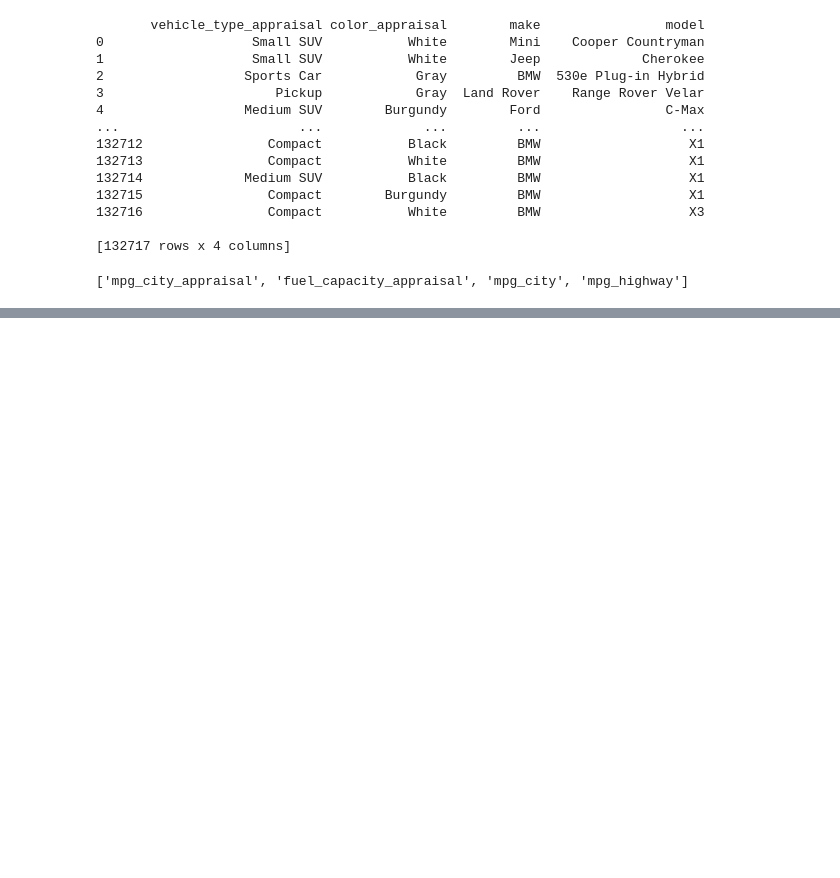
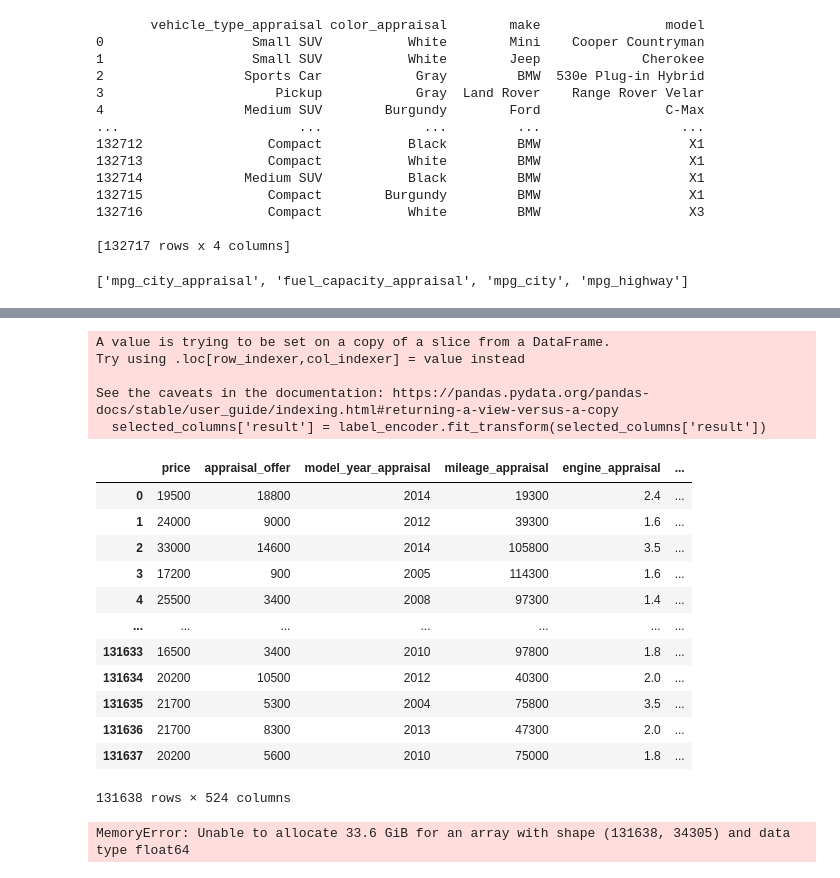
Before and after one commit to jazhu1/CarMaxAnalysis, a Jupyter notebook: data/Cleaning.ipynb, the cells around one changed output, grey strips where cells are left out. Saved outputs shown, nothing was run; the diff lists cells and outputs as text; code cells hidden in the pictures; blank space fills up the shorter version.

```diff
--- a/data/Cleaning.ipynb
+++ b/data/Cleaning.ipynb
@@ -217,0 +312,33 @@ df1 = df1.reset_index(drop=True)
+# %%
+from sklearn.preprocessing import LabelEncoder
+
+label_encoder = LabelEncoder()
+
+selected_columns['result'] = label_encoder.fit_transform(selected_columns['result'])
+# %% [output]
+A value is trying to be set on a copy of a slice from a DataFrame.
+Try using .loc[row_indexer,col_indexer] = value instead
+
+See the caveats in the documentation: https://pandas.pydata.org/pandas-docs/stable/user_guide/indexing.html#returning-a-view-versus-a-copy
+  selected_columns['result'] = label_encoder.fit_transform(selected_columns['result'])
+# %%
+columns_to_remove = selected_columns.columns
+df1 = df1.drop(columns=columns_to_remove, errors='ignore')
+# %%
+df1['result'] = selected_columns['result']
+# %%
+df1
+# %% [output]
+|  | price | appraisal_offer | model_year_appraisal | mileage_appraisal | engine_appraisal | ... |
+| 0 | 19500 | 18800 | 2014 | 19300 | 2.4 | ... |
+| 1 | 24000 | 9000 | 2012 | 39300 | 1.6 | ... |
+| 2 | 33000 | 14600 | 2014 | 105800 | 3.5 | ... |
+| 3 | 17200 | 900 | 2005 | 114300 | 1.6 | ... |
+| 4 | 25500 | 3400 | 2008 | 97300 | 1.4 | ... |
+| ... | ... | ... | ... | ... | ... | ... |
+| 131633 | 16500 | 3400 | 2010 | 97800 | 1.8 | ... |
+| 131634 | 20200 | 10500 | 2012 | 40300 | 2.0 | ... |
+| 131635 | 21700 | 5300 | 2004 | 75800 | 3.5 | ... |
+| 131636 | 21700 | 8300 | 2013 | 47300 | 2.0 | ... |
+| 131637 | 20200 | 5600 | 2010 | 75000 | 1.8 | ... |
+131638 rows × 524 columns
@@ -217,0 +349,23 @@ df1 = df1.reset_index(drop=True)
+# %%
+from sklearn.feature_selection import RFE
+from sklearn.linear_model import LogisticRegression  # Replace with your preferred model
+
+
+X = df1.drop('result', axis=1)  # Features
+y = df1['result']  # Target variable
+
+# Choose a model (e.g., Logistic Regression)
+model = LogisticRegression()
+
+# Apply RFE
+rfe = RFE(model, n_features_to_select=100)
+fit = rfe.fit(X, y)
+
+# Print the ranking of features
+print("Feature Ranking:", fit.ranking_)
+
+# Select the features with rank 1 (you can choose a different threshold based on your requirements)
+selected_features = X.columns[fit.support_]
+print("Selected Features:", selected_features)
+# %% [output]
+MemoryError: Unable to allocate 33.6 GiB for an array with shape (131638, 34305) and data type float64
```
Also changed, not shown: parts of 12 cells of this notebook.
